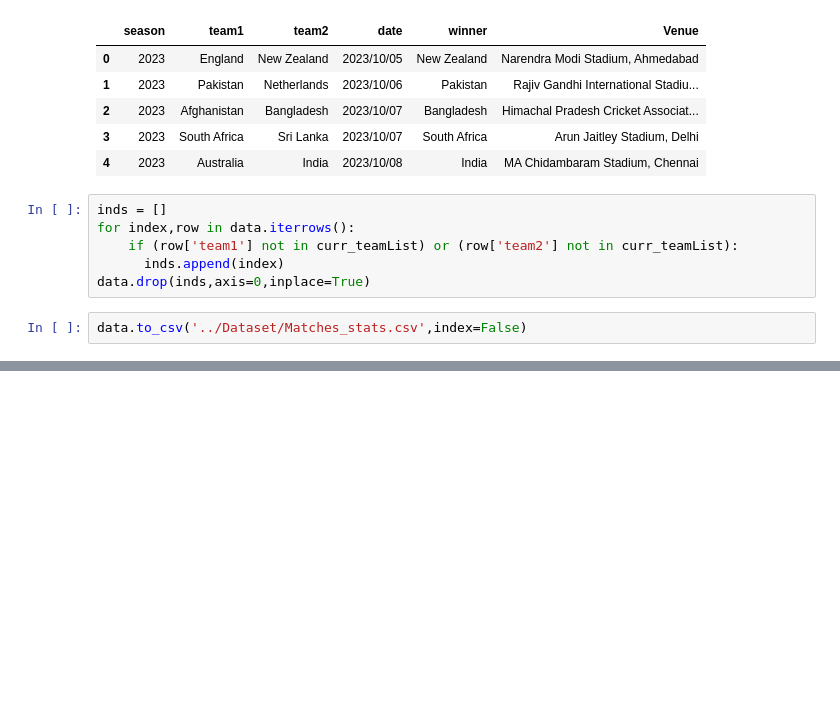
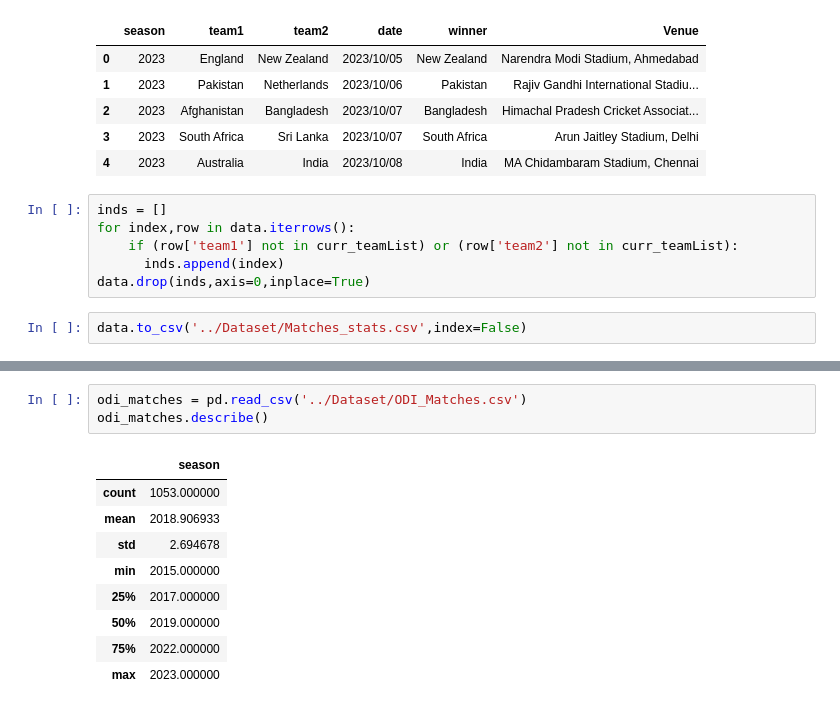
Before and after one commit to Rishit-shah2002/IT496_CP3_T06, a Jupyter notebook: Models/DataPreparation.ipynb, the cells around one changed output, grey strips where cells are left out. Drawn from its saved outputs; the diff is of its cells as text; blank space fills up the shorter version.

```diff
--- a/Models/DataPreparation.ipynb
+++ b/Models/DataPreparation.ipynb
@@ -270,0 +272,13 @@ data.to_csv('../Dataset/Matches_stats.csv',index=False)
+# %%
+odi_matches = pd.read_csv('../Dataset/ODI_Matches.csv')
+odi_matches.describe()
+# %% [output]
+|  | season |
+| count | 1053.000000 |
+| mean | 2018.906933 |
+| std | 2.694678 |
+| min | 2015.000000 |
+| 25% | 2017.000000 |
+| 50% | 2019.000000 |
+| 75% | 2022.000000 |
+| max | 2023.000000 |
```
Also changed, not shown: parts of 5 cells of this notebook.
